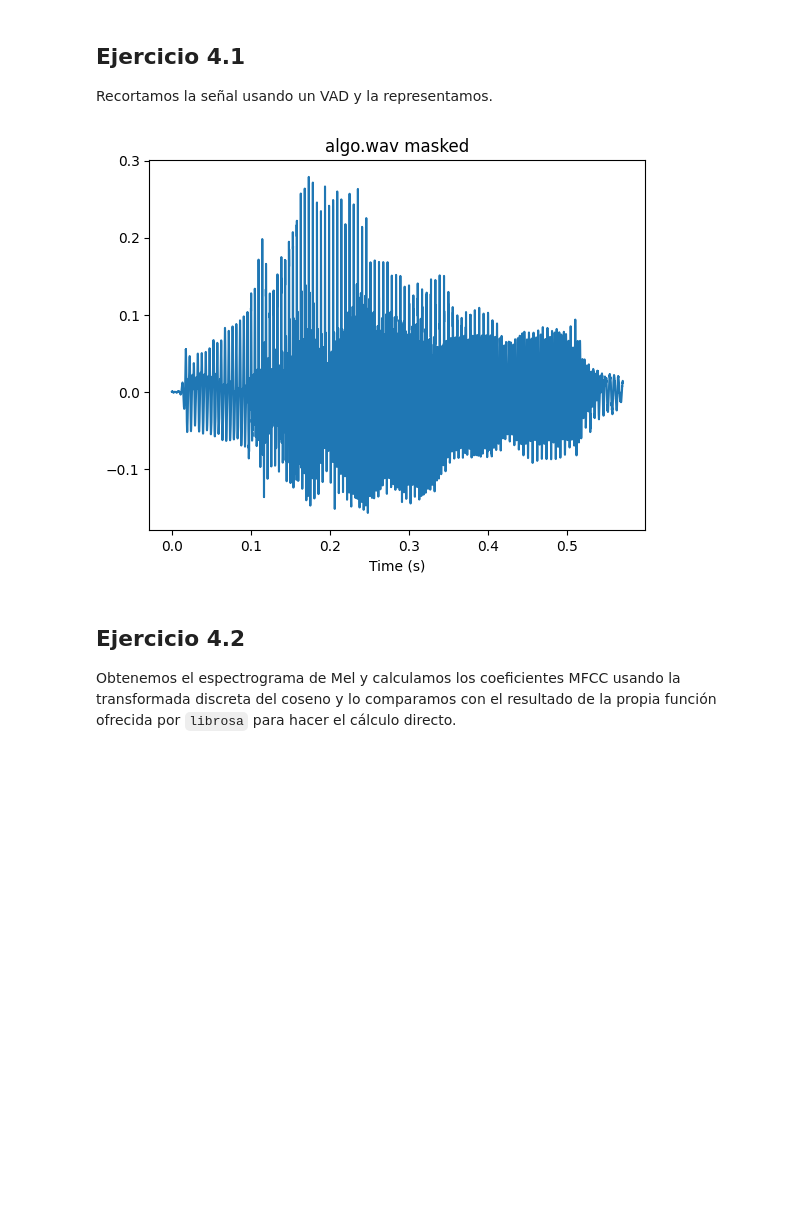
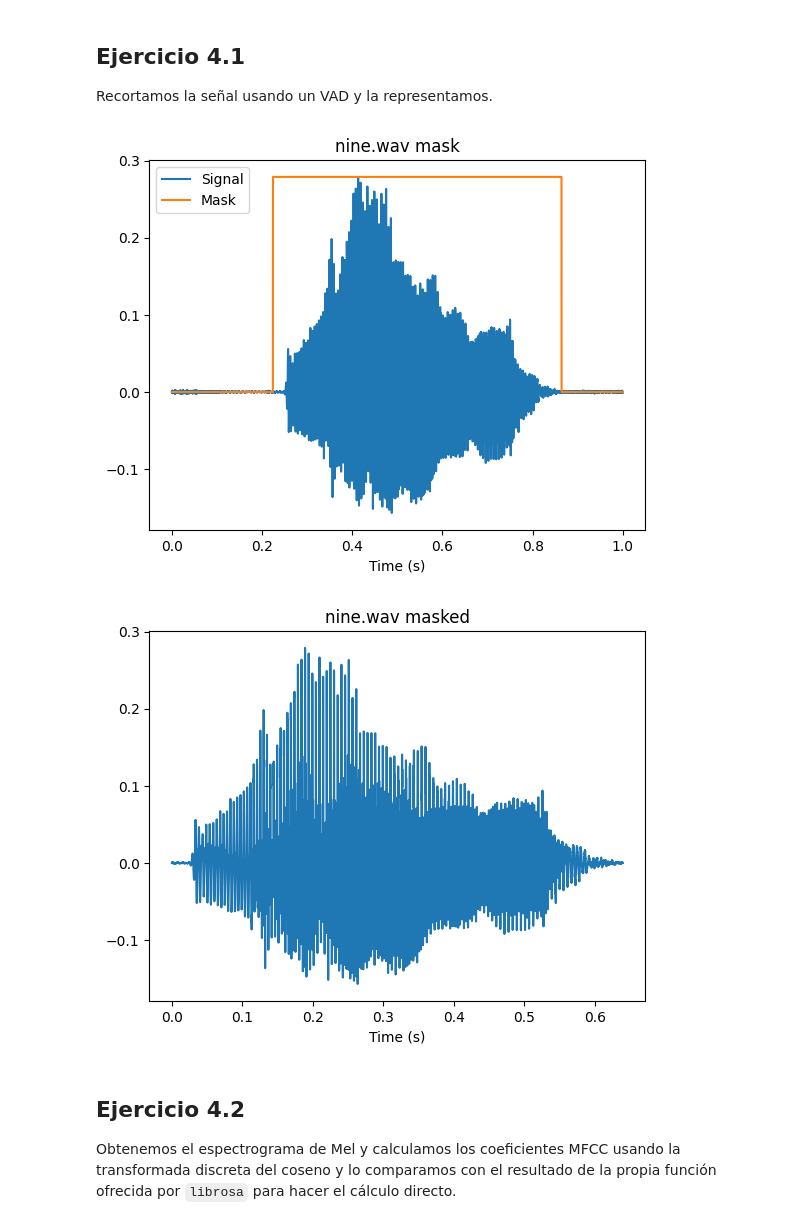
Before and after one commit to carlosedm10/joan-tds, a Jupyter notebook: pracs/prac4/prac4.ipynb, the cells around one changed output. Drawn from its saved outputs; the diff is of its cells as text; code cells hidden in the pictures; blank space fills up the shorter version.

```diff
--- a/pracs/prac4/prac4.ipynb
+++ b/pracs/prac4/prac4.ipynb
@@ -84,37 +84,38 @@ Recortamos la señal usando un VAD y la representamos.
 # %%
 AUDIO_DIR = "audio/"
 
-signal = Signal.from_file(os.path.join(AUDIO_DIR, "algo.wav"))
+signal = Signal.from_file(os.path.join(AUDIO_DIR, "nine.wav"))
 
 frame_duration = 0.032  # frame duration in seconds
 overlap_duration = frame_duration / 2  # overlap duration in seconds
 
 frame_length = round(frame_duration * signal.fs)  # frame length in samples
 overlap_samples = round(overlap_duration * signal.fs)  # overlap length in samples
 n_fft = 2 ** (frame_length - 1).bit_length()  # FFT length in samples
 
-# # remove the silent parts of the signal
-# masked_y, mask_idx = lr.effects.trim(signal.y, top_db=15)
-# mask = np.zeros(len(signal.y))
-# mask[mask_idx[0] : mask_idx[1]] = np.max(signal.y)
-#
-# # plot the mask
-# t = np.arange(len(signal.y)) / signal.fs
-#
-# plt.plot(t, signal.y)
-# plt.plot(t, mask)
-# plt.xlabel("Time (s)")
-# plt.title(f"{signal.file} mask")
-# plt.legend(["Signal", "Mask"])
-# plt.show()
-#
-# # update the original signal with the masked version with the silent parts removed
-# signal.y = masked_y
+# remove the silent parts of the signal
+masked_y, mask_idx = lr.effects.trim(signal.y, top_db=20)
+mask = np.zeros(len(signal.y))
+mask[mask_idx[0] : mask_idx[1]] = np.max(signal.y)
+
+# plot the mask
+t = np.arange(len(signal.y)) / signal.fs
+
+plt.plot(t, signal.y)
+plt.plot(t, mask)
+plt.xlabel("Time (s)")
+plt.title(f"{signal.file} mask")
+plt.legend(["Signal", "Mask"])
+plt.show()
+
+# update the original signal with the masked version with the silent parts removed
+signal.y = masked_y
 
 # plot the signal
 signal.plot(f"{signal.file} masked")
 # %% [output]
-[figure, old version]
+[figure, new version]
+[figure, added]
 # %% [markdown]
 ## Ejercicio 4.2
 Obtenemos el espectrograma de Mel y calculamos los coeficientes MFCC usando la transformada discreta del coseno y lo comparamos con el resultado de la propia función ofrecida por `librosa` para hacer el cálculo directo.
```
Also changed, not shown: parts of 4 cells of this notebook, 1 other file.
